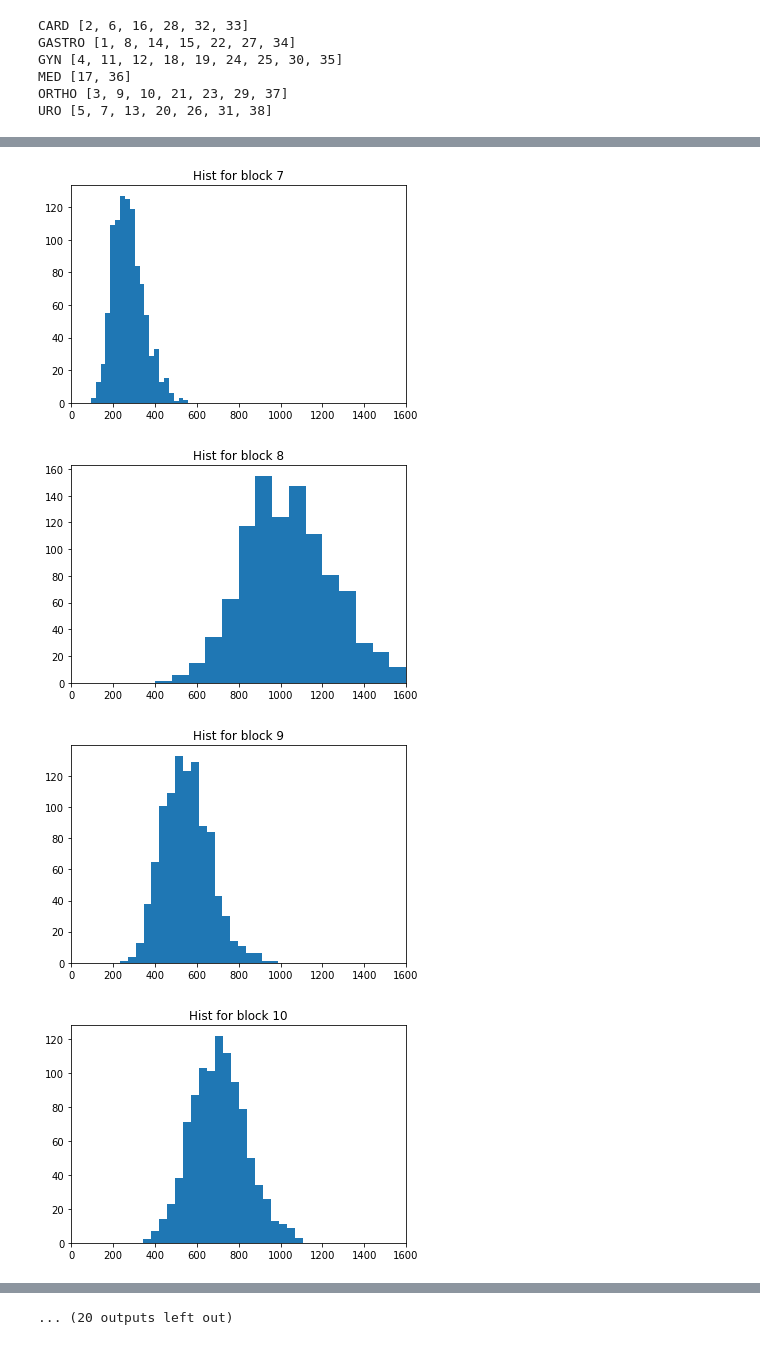
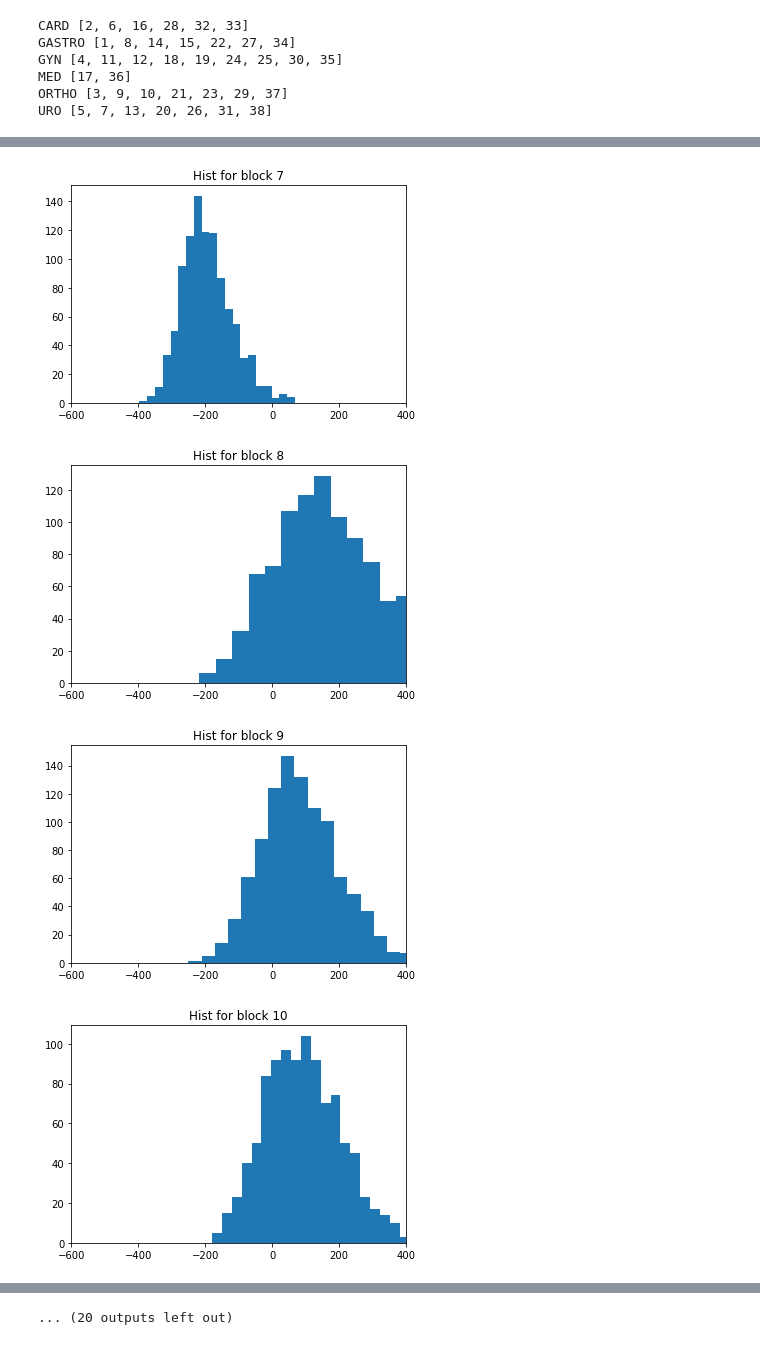
Before and after one commit to UKonge/Surgery-Scheuling, a Jupyter notebook: SurgeryScheduilng.ipynb, the cells around one changed output, grey strips where cells are left out. Cells and saved outputs as stored; diff of their text form; code cells hidden in the pictures.

```diff
--- a/SurgeryScheduilng.ipynb
+++ b/SurgeryScheduilng.ipynb
@@ -14,10 +15,10 @@ specs = ['CARD','GASTRO','GYN','MED','ORTHO','URO']
 surgery_data = {'CARD':[99.0,53.0],'GASTRO':[132.0,76.0],'GYN':[78.0,52.0],'MED':[75.0,32.0],'ORTHO':[142.0,58.0],'URO':[72.0,38.0]}
 
 blocks = {'CARD':[2,6,16,28,32,33],'GASTRO':[1,8,14,15,22,27,34],'GYN':[4,11,12,18,19,24,25,30,35],'MED':[17,36],'ORTHO':[3,9,10,21,23,29,37],'URO':[5,7,13,20,26,31,38]}
-block_len = [8 for i in range(32)]+[60 for i in range(len(specs))]
+block_len = [8*60 for i in range(32)]+[60*60 for i in range(len(specs))]
 n_blocks = len(block_len)
 
-n_surgeries = 200
+n_surgeries = 150
 percent_surg = {'CARD':14,'GASTRO':18,'GYN':28,'MED':5,'ORTHO':17,'URO':18}
 surgeries = {}
 tot = 0
@@ -40,12 +41,21 @@ print(surgery_nums)
 # %%
-#costs
-cib = np.array([[np.random.randint(low=1,high=5)*100 for _ in range(n_blocks)] for _ in range(n_surgeries)]) # block costs
-dummy_cost = 1000
-for i in range(n_surgeries):
-    for b in range(32,38):
-        cib[i,b] = dummy_cost
+np.random.seed(0)
+cib = np.array([[0.0 for _ in range(n_blocks)] for _ in range(n_surgeries)]) # block costs
+for s in specs:
+    for i in range(surgery_nums[s][0],surgery_nums[s][1]):
+        #costs = sorted([np.random.randint(low=1,high=5)*100 for _ in range(len(blocks[s])-1)])
+        costs = [np.random.randint(low=1,high=5)*110 for _ in range(len(blocks[s])-1)]
+        f = 0
+        for b in blocks[s][:len(blocks[s])-1]:
+            cib[i,b-1] = costs[f]
+            f += 1
 
-cob = np.array([10.0 for _ in range(n_blocks)])
-cgb = np.array([10.0/1.5 for _ in range(n_blocks-len(specs))]+[0.0 for _ in range(len(specs))])
 
-print(cib[0])
+dummy_cost = 800
+for s in specs:
+    for i in range(surgery_nums[s][0],surgery_nums[s][1]):
+        b = blocks[s][-1]
+        cib[i,b-1] = dummy_cost
+
+cob = np.array([5.0 for _ in range(n_blocks)])
+cgb = np.array([5.0/1.5 for _ in range(n_blocks-len(specs))]+[0.0 for _ in range(len(specs))])
@@ -154,3 +165,8 @@ GYN [4, 11, 12, 18, 19, 24, 25, 30, 35]
 MED [17, 36]
 ORTHO [3, 9, 10, 21, 23, 29, 37]
 URO [5, 7, 13, 20, 26, 31, 38]
+# %%
+assignments = np.array([[0.0 for _ in range(n_blocks)] for _ in range(n_surgeries)])
+for i in range(n_surgeries):
+    for b in range(n_blocks):
+        assignments[i,b] = avg_model.y[i+1,b+1].value
@@ -172,6 +195,6 @@ for b in range(n_blocks-len(specs)):
     plt.figure()
     plt.title("Hist for block "+str(b+1))
     plt.hist(overtime[b],bins=20)
-    plt.xlim(0,1600)
+    plt.xlim(-600,400)
     plt.show()
 # %% [output]
@@ -184,4 +207,4 @@ for b in range(n_blocks-len(specs)):
-[figure, old version]
+[figure, new version]
-[figure, old version]
+[figure, new version]
-[figure, old version]
+[figure, new version]
-[figure, old version]
+[figure, new version]
```
Also changed, not shown: parts of 13 cells of this notebook, 17 other files.
